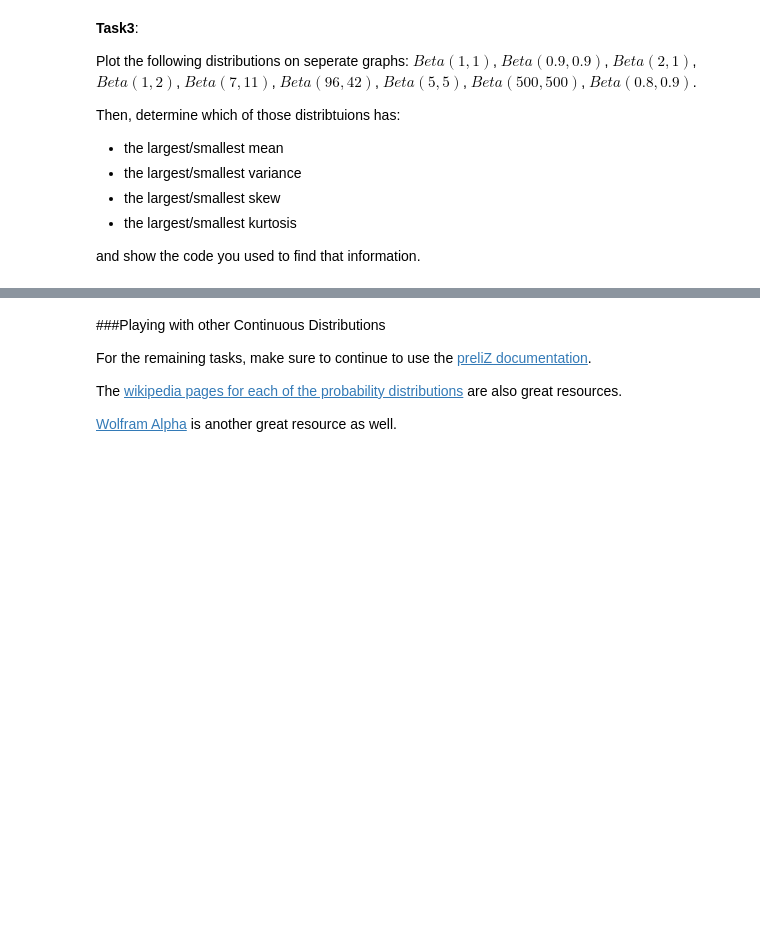
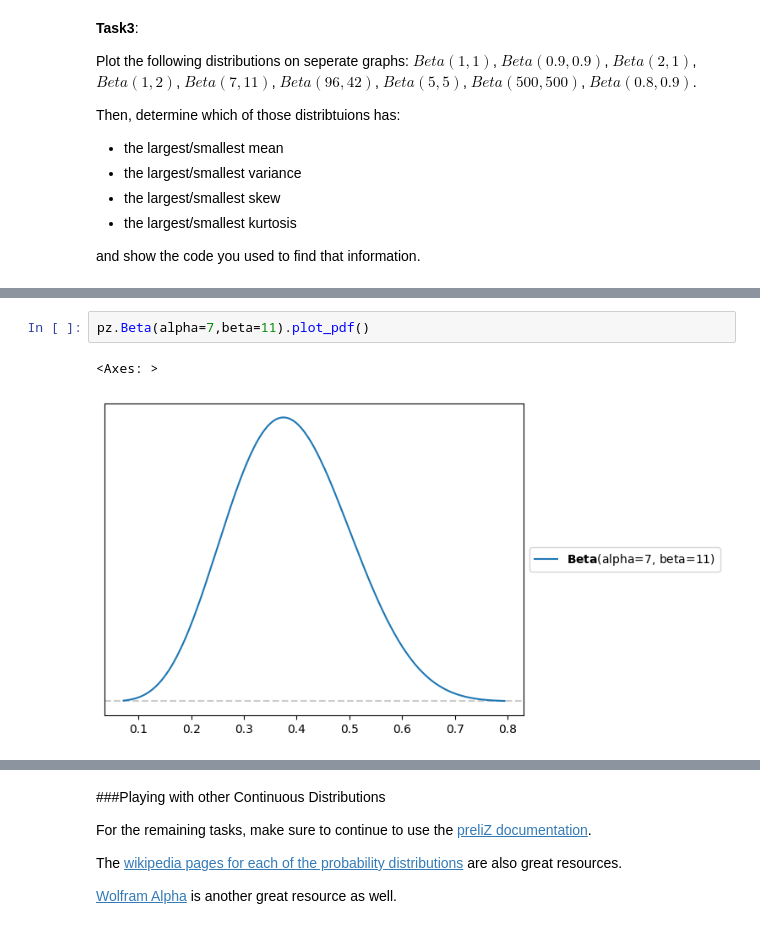
Before and after one commit to Orange314159/DataScience, a Jupyter notebook: MatthewRobsonUnitThreeExercisesSF.ipynb, the cells around one changed output, grey strips where cells are left out. Saved outputs shown, nothing was run; the diff lists cells and outputs as text; blank space fills up the shorter version.

```diff
--- a/MatthewRobsonUnitThreeExercisesSF.ipynb
+++ b/MatthewRobsonUnitThreeExercisesSF.ipynb
@@ -66,0 +87,5 @@ and show the code you used to find that information.
+# %%
+pz.Beta(alpha=7,beta=11).plot_pdf()
+# %% [output]
+<Axes: >
+[figure, added]
```
Also changed, not shown: parts of 12 cells of this notebook.
